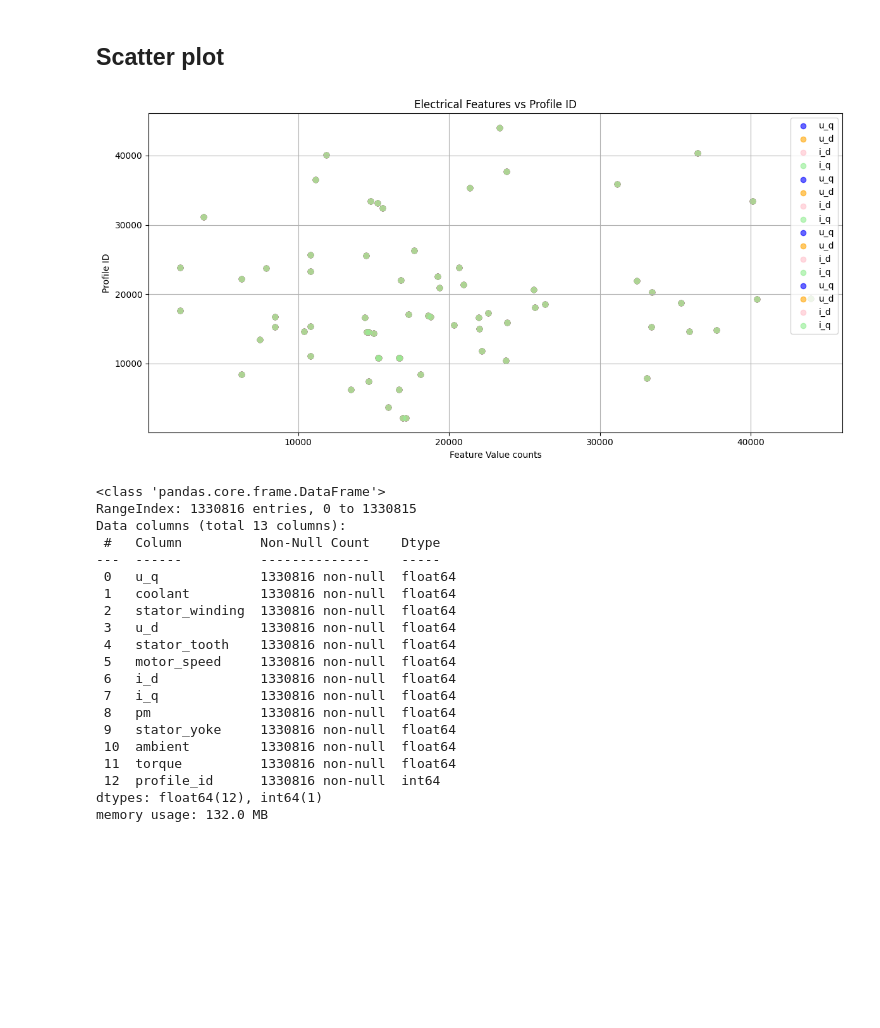
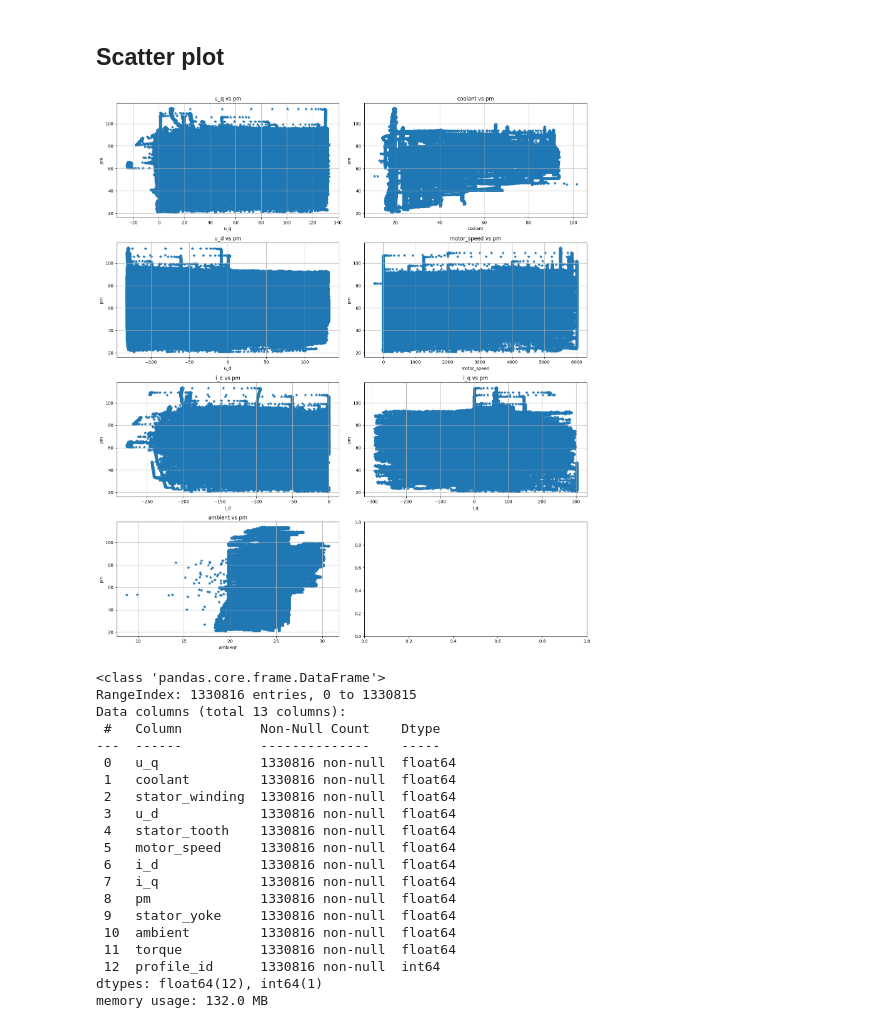
Before and after one commit to Jayeshpra/Electric-Motor-Temperature-Prediction, a Jupyter notebook: Data Collection and Analysis/Data_analysis.ipynb, the cells around one changed output. Drawn from its saved outputs; the diff is of its cells as text; code cells hidden in the pictures; blank space fills up the shorter version.

```diff
--- a/Data Collection and Analysis/Data_analysis.ipynb
+++ b/Data Collection and Analysis/Data_analysis.ipynb
@@ -136,30 +136,29 @@ plt.show()
 # %% [markdown]
 ## Scatter plot
 # %%
-features_scatter_plot = ['u_q', 'coolant', 'stator_winding', 'u_d', 'stator_tooth', 'motor_speed', 'i_d', 'i_q', 'ambient']
+features_scatter_plot = ['u_q', 'coolant', 'u_d', 'motor_speed', 'i_d', 'i_q', 'ambient']
 
-features_scatter_plot1 = ['coolant', 'stator_winding', 'stator_tooth', 'ambient'] # temprature related features
+features_scatter_plot1 = ['coolant', 'ambient'] # temprature related features
 features_scatter_plot2 = ['u_q', 'u_d', 'i_d', 'i_q'] # electrical features
 features_scatter_plot3 = ['motor_speed'] # motor speed
-# %%
-plt.figure(figsize=(12, 6))
-colors = {'u_q': 'blue', 'u_d': 'orange', 'i_d': 'pink', 'i_q': 'lightgreen'}
-# for feature in features_scatter_plot2:
-plt.scatter(Dataframe['profile_id'].value_counts(), Dataframe.groupby('profile_id')['u_q'].count(), label='u_q', c=colors['u_q'], alpha=0.6)
-plt.scatter(Dataframe['profile_id'].value_counts(), Dataframe.groupby('profile_id')['u_d'].count(), label='u_d', c=colors['u_d'], alpha=0.6)
-plt.scatter(Dataframe['profile_id'].value_counts(), Dataframe.groupby('profile_id')['i_d'].count(), label='i_d', c=colors['i_d'], alpha=0.6)
-plt.scatter(Dataframe['profile_id'].value_counts(), Dataframe.groupby('profile_id')['i_q'].count(), label='i_q', c=colors['i_q'], alpha=0.6)
-
-
-plt.title('Electrical Features vs Profile ID')
-plt.xlabel('Feature Value counts')
-plt.ylabel('Profile ID')
-plt.legend()
-plt.grid(True)
-plt.tight_layout()
-plt.show()
-# %% [output]
-[figure, removed]
+# %%
+fig, axis = plt.subplots(nrows=4, ncols=2, figsize=(16, 18))
+axis = axis.flatten()
+
+for i, feature in enumerate(features_scatter_plot):
+    axis[i].scatter(Dataframe[feature], Dataframe['pm'], marker='*')
+    axis[i].set_title(f'{feature} vs pm')
+    axis[i].set_xlabel(feature)
+    axis[i].set_ylabel('pm')
+    axis[i].grid(True)
+
+for j in range(len(features_scatter_plot), len(axes)):
+    axis[j].axis('off')
+
+plt.tight_layout()
+plt.show()
+# %% [output]
+[figure, added]
 # %%
 Dataframe.info()
 # %% [output]
```
Also changed, not shown: parts of 2 cells of this notebook.
